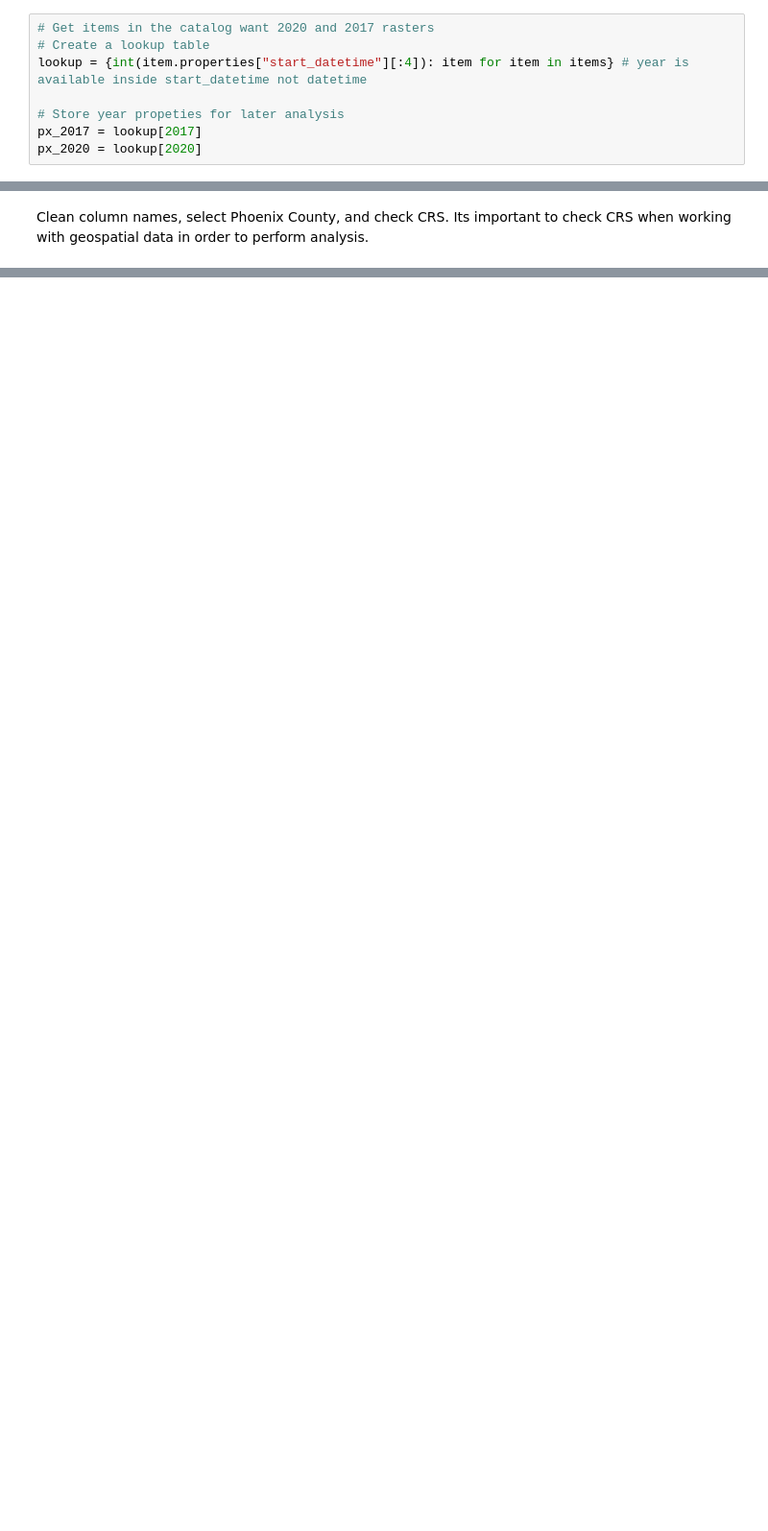
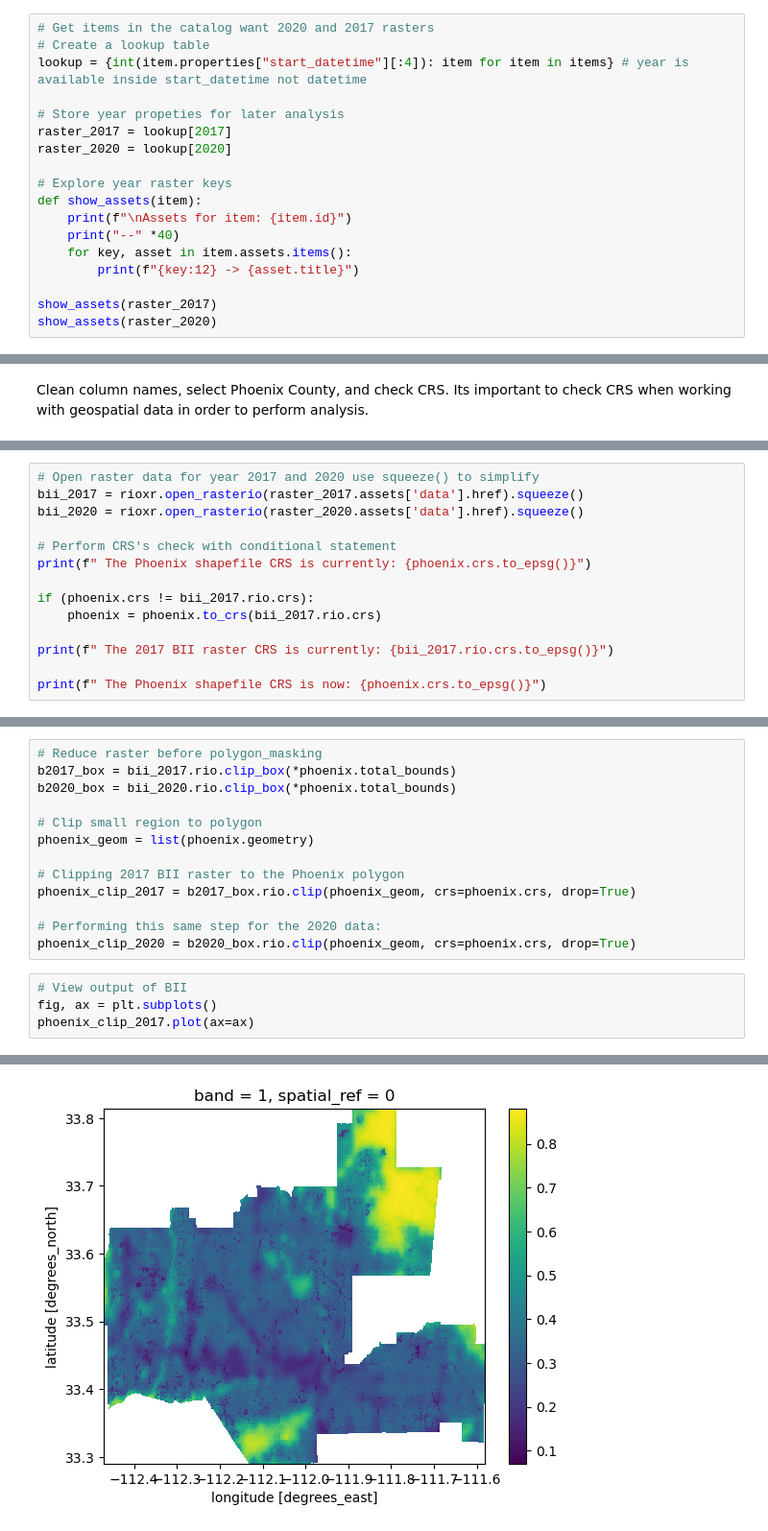
Before and after one commit to IIDonaji/urban-sprawl-biodiversity-phoenix, a Jupyter notebook: BII_Phoenix.ipynb, the cells around one changed output, grey strips where cells are left out. Shown: that part at 96% size. Cells and saved outputs as stored; diff of their text form; blank space fills up the shorter version.

```diff
--- a/BII_Phoenix.ipynb
+++ b/BII_Phoenix.ipynb
@@ -139,5 +141,15 @@ The exploration shows item ID's and properties for the io_biodiversity collectio
 lookup = {int(item.properties["start_datetime"][:4]): item for item in items} # year is available inside start_datetime not datetime
 
 # Store year propeties for later analysis
-px_2017 = lookup[2017]
-px_2020 = lookup[2020]
+raster_2017 = lookup[2017]
+raster_2020 = lookup[2020]
+
+# Explore year raster keys
+def show_assets(item):
+    print(f"\nAssets for item: {item.id}")
+    print("--" *40)
+    for key, asset in item.assets.items():
+        print(f"{key:12} -> {asset.title}")
+
+show_assets(raster_2017)
+show_assets(raster_2020)
@@ -193,0 +232,14 @@ plt.savefig('figures/phoenix_county.png', bbox_inches = "tight", dpi = 100)
+# %%
+# Open raster data for year 2017 and 2020 use squeeze() to simplify
+bii_2017 = rioxr.open_rasterio(raster_2017.assets['data'].href).squeeze()
+bii_2020 = rioxr.open_rasterio(raster_2020.assets['data'].href).squeeze()
+
+# Perform CRS's check with conditional statement
+print(f" The Phoenix shapefile CRS is currently: {phoenix.crs.to_epsg()}")
+
+if (phoenix.crs != bii_2017.rio.crs):
+    phoenix = phoenix.to_crs(bii_2017.rio.crs)
+
+print(f" The 2017 BII raster CRS is currently: {bii_2017.rio.crs.to_epsg()}")
+
+print(f" The Phoenix shapefile CRS is now: {phoenix.crs.to_epsg()}")
@@ -193,0 +250,18 @@ plt.savefig('figures/phoenix_county.png', bbox_inches = "tight", dpi = 100)
+# %%
+# Reduce raster before polygon_masking
+b2017_box = bii_2017.rio.clip_box(*phoenix.total_bounds)
+b2020_box = bii_2020.rio.clip_box(*phoenix.total_bounds)
+
+# Clip small region to polygon
+phoenix_geom = list(phoenix.geometry)
+
+# Clipping 2017 BII raster to the Phoenix polygon
+phoenix_clip_2017 = b2017_box.rio.clip(phoenix_geom, crs=phoenix.crs, drop=True)
+
+# Performing this same step for the 2020 data:
+phoenix_clip_2020 = b2020_box.rio.clip(phoenix_geom, crs=phoenix.crs, drop=True)
+# %%
+# View output of BII
+fig, ax = plt.subplots()
+phoenix_clip_2017.plot(ax=ax)
+# %% [output]
@@ -193,0 +269 @@ plt.savefig('figures/phoenix_county.png', bbox_inches = "tight", dpi = 100)
+[figure, added]
```
Also changed, not shown: parts of 16 cells of this notebook, 1 other file.
